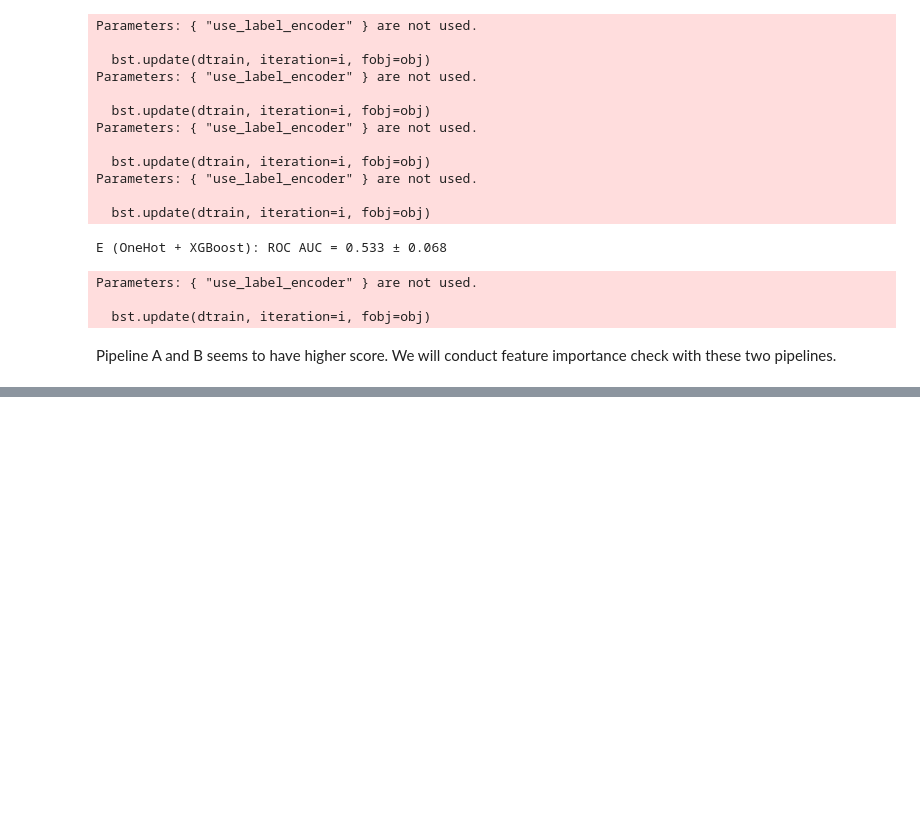
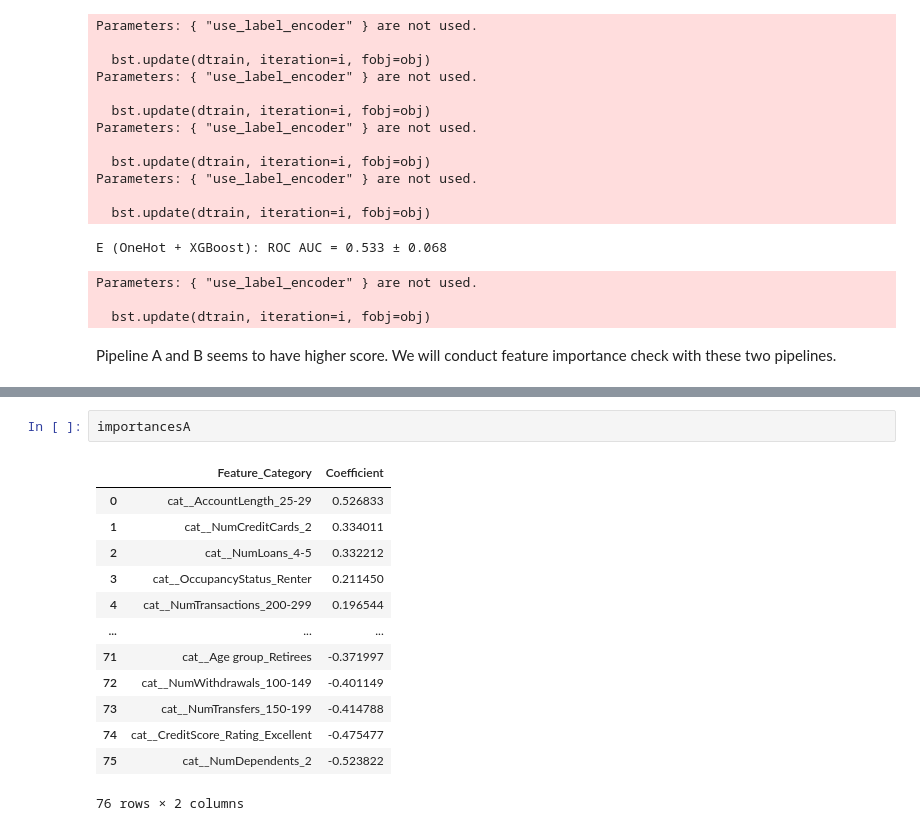
Before and after one commit to valooi/experianlivechallenge, a Jupyter notebook: feature_importances.ipynb, the cells around one changed output, grey strips where cells are left out. Saved outputs shown, nothing was run; the diff lists cells and outputs as text; blank space fills up the shorter version.

```diff
--- a/feature_importances.ipynb
+++ b/feature_importances.ipynb
@@ -189,0 +197,16 @@ feature_names =
+# %%
+importancesA
+# %% [output]
+|  | Feature_Category | Coefficient |
+| 0 | cat__AccountLength_25-29 | 0.526833 |
+| 1 | cat__NumCreditCards_2 | 0.334011 |
+| 2 | cat__NumLoans_4-5 | 0.332212 |
+| 3 | cat__OccupancyStatus_Renter | 0.211450 |
+| 4 | cat__NumTransactions_200-299 | 0.196544 |
+| ... | ... | ... |
+| 71 | cat__Age group_Retirees | -0.371997 |
+| 72 | cat__NumWithdrawals_100-149 | -0.401149 |
+| 73 | cat__NumTransfers_150-199 | -0.414788 |
+| 74 | cat__CreditScore_Rating_Excellent | -0.475477 |
+| 75 | cat__NumDependents_2 | -0.523822 |
+76 rows × 2 columns
```
Also changed, not shown: parts of 6 cells of this notebook.
